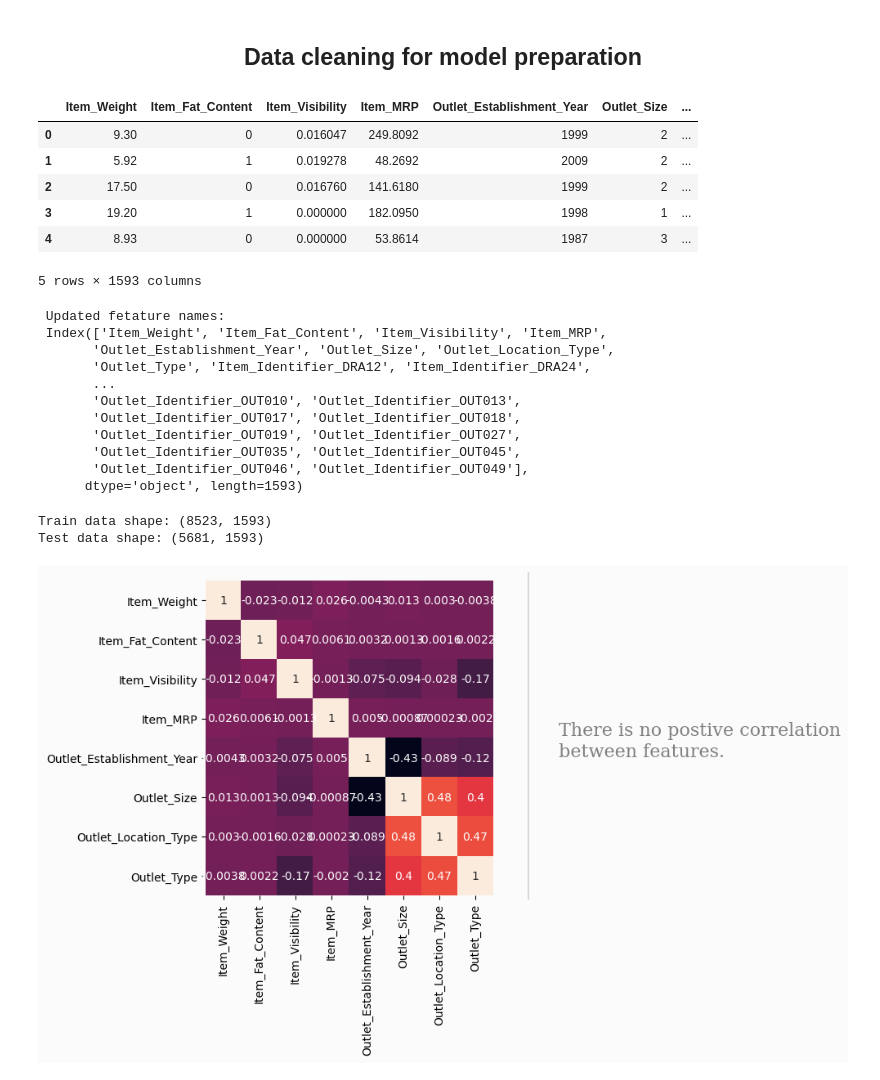
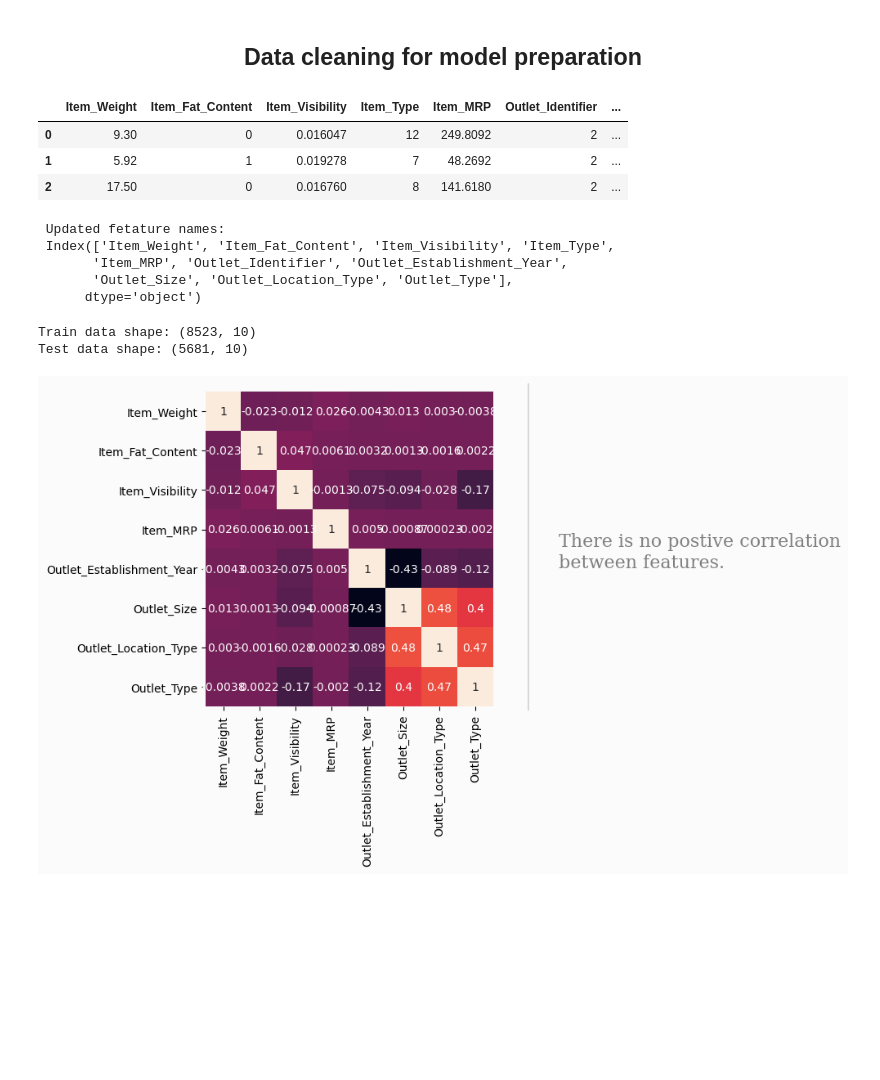
Before and after one commit to ajithcl/BigmartSalesPrediction, a Jupyter notebook: BigmartSalesPrediction.ipynb, the cells around one changed output. Drawn from its saved outputs; the diff is of its cells as text; code cells hidden in the pictures; blank space fills up the shorter version.

```diff
--- a/BigmartSalesPrediction.ipynb
+++ b/BigmartSalesPrediction.ipynb
@@ -1154,13 +1154,32 @@ plt.show()
 #This will help in considering data from train and test file equally.
 
 lbl_encoder=LabelEncoder()
-#Item_Identifier - is a item identifier, having more unique values.Hence dropping it.
-#df_total.drop("Item_Identifier",inplace=True,axis=1)
+# Item_Identifier - is a item identifier, having more unique values.Hence dropping it.
+df_total.drop("Item_Identifier",inplace=True,axis=1)
 #df_total["Item_Identifier"] = lbl_encoder.fit_transform(df_total['Item_Identifier'])
 
 #df_total["Outlet_Identifier"] = lbl_encoder.fit_transform(df_total['Outlet_Identifier'])
+keys=['OUT010','OUT019','OUT049', 'OUT018', 'OUT013', 'OUT045', 'OUT017', 'OUT046', 'OUT035','OUT027']
+values=[1,1,2,2,2,2,2,2,2,3]
+mapping=[{
+        'col':'Outlet_Identifier',
+        'mapping':dict(zip(keys,values))
+        }]
+ord_encoder=OrdinalEncoder(cols='Outlet_Identifier',mapping=mapping)
+df_total['Outlet_Identifier']=ord_encoder.fit_transform(df_total['Outlet_Identifier'])
 
 #df['Item_Type'] = lbl_encoder.fit_transform(df_total['Item_Type'])
+keys=['Fruits and Vegetables','Snack Foods','Household','Frozen Foods','Dairy',
+      'Canned','Baking Goods', 'Health and Hygiene','Meat', 'Soft Drinks',
+      'Breads','Hard Drinks', 'Starchy Foods','Others', 'Breakfast', 'Seafood']
+values=arange(16,0,-1).tolist()
+mapping=[{
+        'col':'Item_Type',
+        'mapping':dict(zip(keys,values))
+        }]
+ord_encoder=OrdinalEncoder(cols='Item_Type',mapping=mapping)
+df_total.Item_Type = ord_encoder.fit_transform(df_total.Item_Type)
+
 
 
 #Fat content contains binary values. So label encode it.
@@ -1173,61 +1192,52 @@ values=[1,2,3]
 mapping = [{
     'col':'Outlet_Size',
     'mapping':dict(zip(keys,values))}]
 ord_encoder=OrdinalEncoder(cols='Outlet_Size',mapping=mapping)
 df_total.Outlet_Size=ord_encoder.fit_transform(df_total.Outlet_Size)
 
-#Locatio type also having data having certain order.
+#Location type also having data having certain order.
 #Location type mapping, based on location type
 keys=['Tier 1', 'Tier 2', 'Tier 3']
 values=[1,2,3]
 mapping = [{
     'col':'Outlet_Location_Type',
     'mapping':dict(zip(keys,values))}]
 ord_encoder=OrdinalEncoder(cols='Outlet_Location_Type',mapping=mapping)
 df_total.Outlet_Location_Type=ord_encoder.fit_transform(df_total.Outlet_Location_Type)
 
 #Outlet type also having data in certain order.
 #Outlet type mapping, based on Outlet type
 keys=['Grocery Store','Supermarket Type1', 'Supermarket Type2', 'Supermarket Type3']
 values=[1,2,3,4]
 mapping = [{
     'col':'Outlet_Type',
     'mapping':dict(zip(keys,values))}]
 ord_encoder=OrdinalEncoder(cols='Outlet_Type',mapping=mapping)
 df_total.Outlet_Type=ord_encoder.fit_transform(df_total.Outlet_Type)
 
 #Item_Type and Outlet_Identifier doesn't follow any order. So encode without any order.
 df_total=pd.get_dummies(df_total)
-display (df_total.head())
+display (df_total.head(3))
 
 print(f"\n Updated fetature names: \n {df_total.columns}")
 # %% [output]
-|  | Item_Weight | Item_Fat_Content | Item_Visibility | Item_MRP | Outlet_Establishment_Year | Outlet_Size | ... |
-| 0 | 9.30 | 0 | 0.016047 | 249.8092 | 1999 | 2 | ... |
-| 1 | 5.92 | 1 | 0.019278 | 48.2692 | 2009 | 2 | ... |
-| 2 | 17.50 | 0 | 0.016760 | 141.6180 | 1999 | 2 | ... |
-| 3 | 19.20 | 1 | 0.000000 | 182.0950 | 1998 | 1 | ... |
-| 4 | 8.93 | 0 | 0.000000 | 53.8614 | 1987 | 3 | ... |
+|  | Item_Weight | Item_Fat_Content | Item_Visibility | Item_Type | Item_MRP | Outlet_Identifier | ... |
+| 0 | 9.30 | 0 | 0.016047 | 12 | 249.8092 | 2 | ... |
+| 1 | 5.92 | 1 | 0.019278 | 7 | 48.2692 | 2 | ... |
+| 2 | 17.50 | 0 | 0.016760 | 8 | 141.6180 | 2 | ... |
-5 rows × 1593 columns
+ Updated fetature names:
+ Index(['Item_Weight', 'Item_Fat_Content', 'Item_Visibility', 'Item_Type',
+       'Item_MRP', 'Outlet_Identifier', 'Outlet_Establishment_Year',
+       'Outlet_Size', 'Outlet_Location_Type', 'Outlet_Type'],
+      dtype='object')
- Updated fetature names:
- Index(['Item_Weight', 'Item_Fat_Content', 'Item_Visibility', 'Item_MRP',
-       'Outlet_Establishment_Year', 'Outlet_Size', 'Outlet_Location_Type',
-       'Outlet_Type', 'Item_Identifier_DRA12', 'Item_Identifier_DRA24',
-       ...
-       'Outlet_Identifier_OUT010', 'Outlet_Identifier_OUT013',
-       'Outlet_Identifier_OUT017', 'Outlet_Identifier_OUT018',
-       'Outlet_Identifier_OUT019', 'Outlet_Identifier_OUT027',
-       'Outlet_Identifier_OUT035', 'Outlet_Identifier_OUT045',
-       'Outlet_Identifier_OUT046', 'Outlet_Identifier_OUT049'],
-      dtype='object', length=1593)
 # %%
 #Retrieve data to train and test data frames
 df_train = df_total.loc[train_index]
 df_test = df_total.loc[test_index]
 print (f"\nTrain data shape: {df_train.shape} \nTest data shape: {df_test.shape}\n")
 # %% [output]
-Train data shape: (8523, 1593)
-Test data shape: (5681, 1593)
+Train data shape: (8523, 10)
+Test data shape: (5681, 10)
 # %%
 #Get the correation dataframe.
 df=df_train.loc[:,['Item_Weight', 'Item_Fat_Content', 'Item_Visibility', 'Item_MRP',
```
Also changed, not shown: parts of 14 cells of this notebook, 1 other file.
